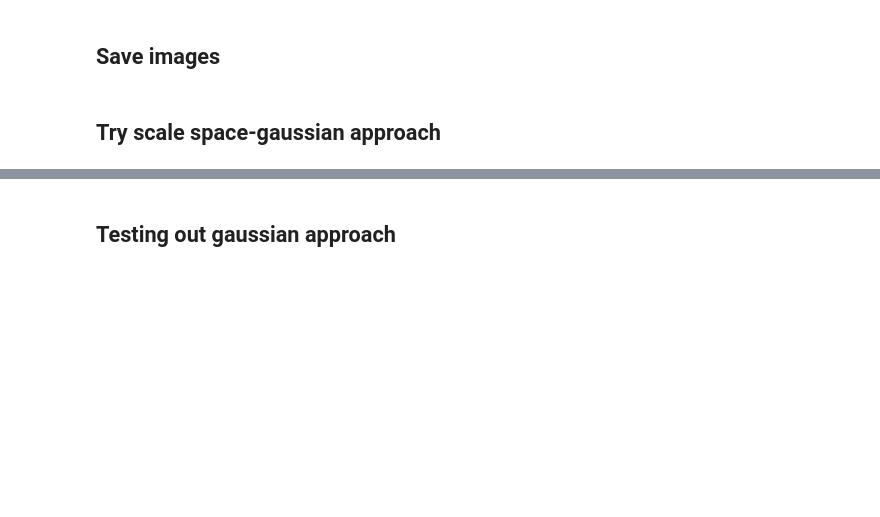
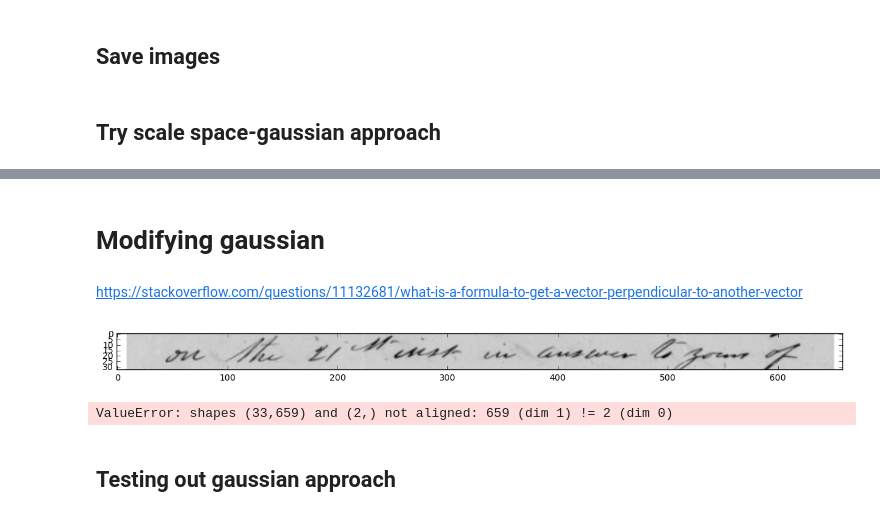
Before and after one commit to danhan52/text_segmentation, a Jupyter notebook: test_segmentation.ipynb, the cells around one changed output, grey strips where cells are left out. Drawn from its saved outputs; the diff is of its cells as text; code cells hidden in the pictures; blank space fills up the shorter version.

```diff
--- a/test_segmentation.ipynb
+++ b/test_segmentation.ipynb
@@ -307,8 +372,8 @@ plotImg = False
 plotLb = False
 plotWb = False
 plotCb = False
-fname = "images/easy1.jpg"
-outFname = "easy1"
+fname = "images/medium1.png"
+outFname = "medium1"
 
 
 # read in and do all pre-processing #################################
@@ -332,11 +397,11 @@ wbProj = []
 wbScale = []
 for i in range(len(lb)-1):
     # scale space gaussian
-    chunk = grey[lb[i]:lb[i+1],]
+    chunk = greyBi[lb[i]:lb[i+1],]
     if chunk.shape[0] <= 1:
         wbScale.append([0, chunk.shape[1]])
         continue
-    wbScale.append(gaussBreaks(chunk, shear=0, fix=0))
+    wbScale.append(gaussBreaks(chunk, shear=0, fix=0))#, plotIt=True))
 
     # edge
     chunk = grey[lb[i]:lb[i+1],]
@@ -355,6 +420,7 @@ for i in range(len(lb)-1):
 if plotWb:
     plotBoxes(let, lb, wbScale)
 
+
 # get character breaks ##############################################
 greySm2 = smoothImg(grey, smoothSigma=4.0, plotIt=plotImg)
 cb = []
@@ -364,5 +430,7 @@ for i in range(len(lb)-1):
         chunk = greySm2[lb[i]:lb[i+1], wbScale[i][j]:wbScale[i][j+1]]
         curb.append(projBreaks(chunk, "x"))
     cb.append(curb)
-plotBoxes(let, lb, wbScale, cb)
-saveSegments(let, lb, wbScale, "segmented_img/easy", cb)
+if plotCb:
+    plotBoxes(let, lb, wbScale, cb)
+saveLines(let, outFname+"_line", lb, folder = "./line_img/")
+# saveSegments(let, outFname, lb, wbScale, cb, folder="./segmented_img/")
@@ -370,0 +437,28 @@ saveSegments(let, lb, wbScale, "segmented_img/easy", cb)
+# %% [markdown]
+# Modifying gaussian
+# %% [markdown]
+https://stackoverflow.com/questions/11132681/what-is-a-formula-to-get-a-vector-perpendicular-to-another-vector
+# %%
+i = 6
+chunk = grey[lb[i]:lb[i+1],]
+# nu=3.5; shear=0.6; fix=15; plotIt=True
+nu=3.5; shear=0; fix=0; plotIt=True
+# def gaussBreaks(chunk, nu=3.5, shear=0, fix=0, plotIt=True):
+# get smoothing factors
+sigYs = np.arange(1, 8, 0.3)
+sigXs = sigYs * nu
+# shear the image
+oldrg = (np.max(chunk) - np.min(chunk))
+newrg = 2
+ch2 = (((chunk - np.min(chunk)) * newrg) / oldrg) - 1
+mytf = tf.AffineTransform(shear=shear)
+chunk = tf.warp(ch2, inverse_map=mytf)
+# %%
+plt.imshow(chunk, cmap="gray")
+plt.show()
+# %% [output]
+[figure, added]
+# %%
+chunk.dot(np.array([0,1]))
+# %% [output]
+ValueError: shapes (33,659) and (2,) not aligned: 659 (dim 1) != 2 (dim 0)
```
Also changed, not shown: parts of 11 cells of this notebook.
